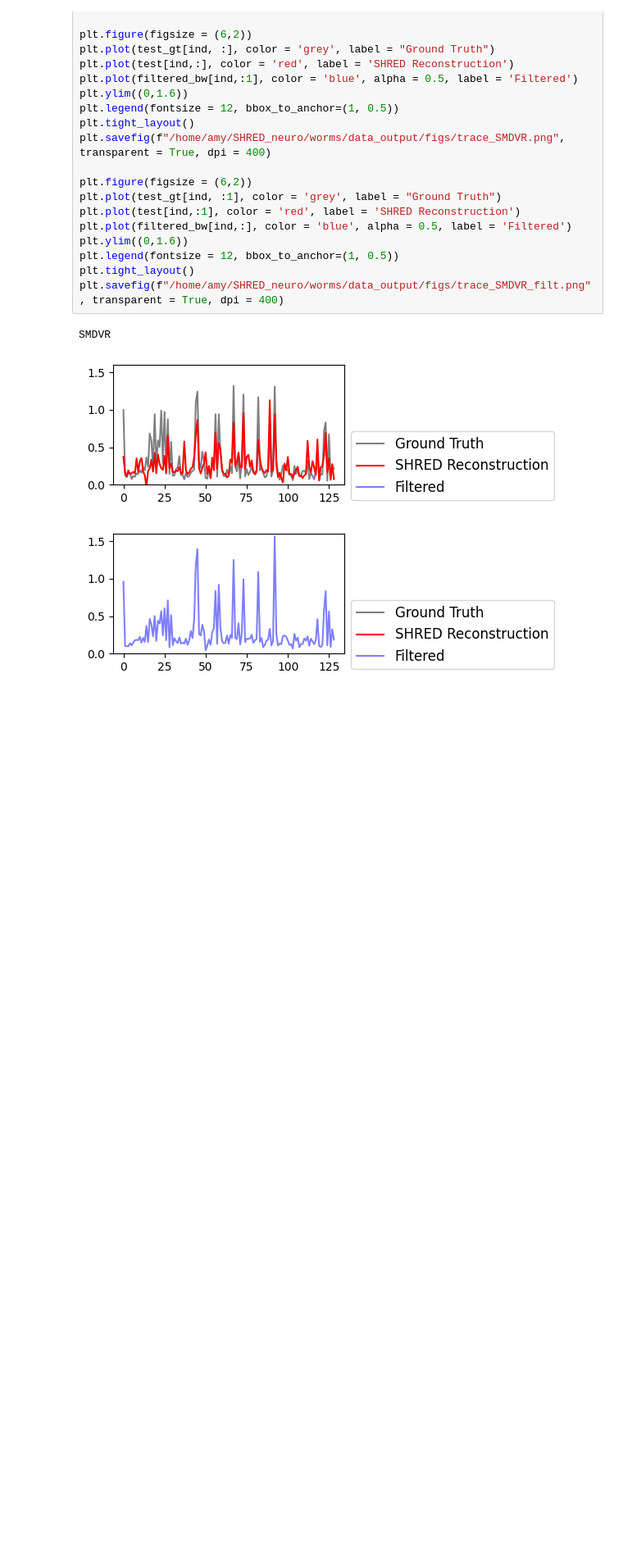
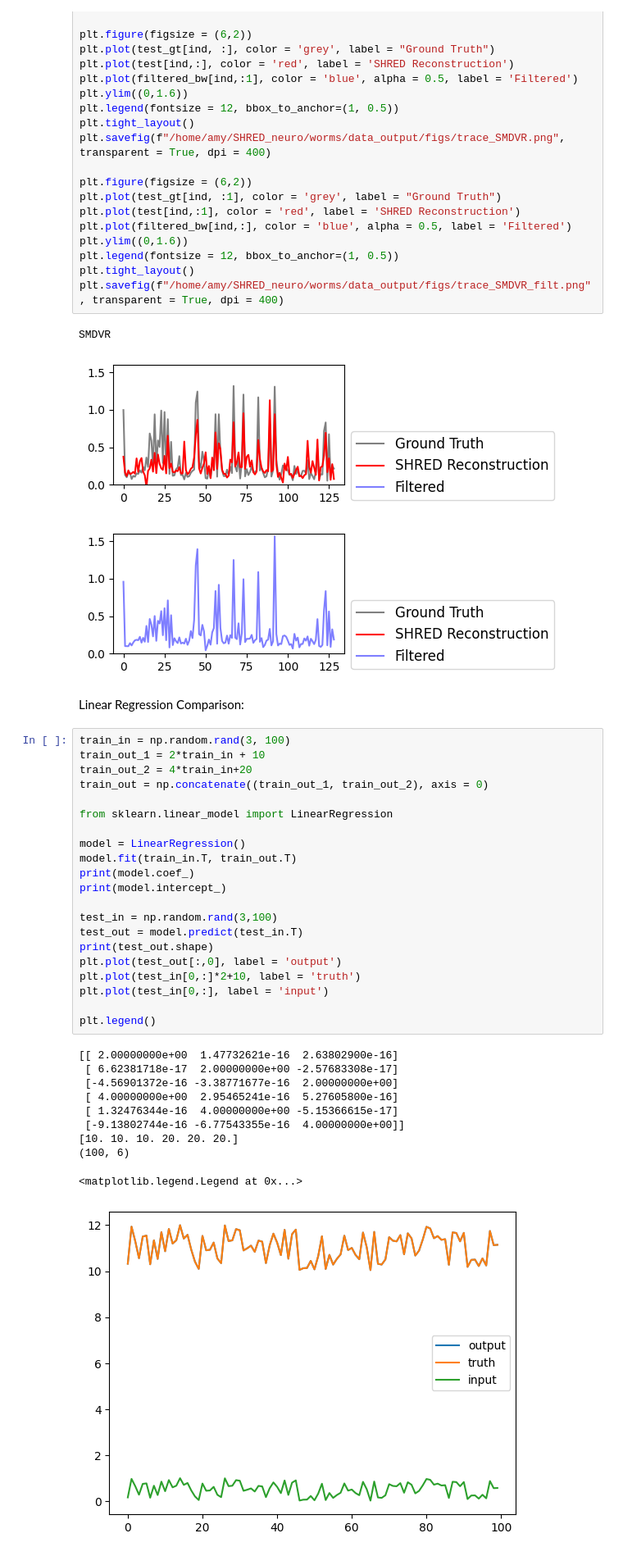
Before and after one commit to amysrude/neuralSHRED, a Jupyter notebook: worms/shred_worms_expA_i.ipynb, the cells around one changed output. Shown at 82% size. Cells and saved outputs as stored; diff of their text form; blank space fills up the shorter version.

```diff
--- a/worms/shred_worms_expA_i.ipynb
+++ b/worms/shred_worms_expA_i.ipynb
@@ -860,3 +863,37 @@ plt.savefig(f"/home/amy/SHRED_neuro/worms/data_output/figs/trace_SMDVR_filt.png"
 SMDVR
 [figure]
 [figure]
+# %% [markdown]
+Linear Regression Comparison:
+# %%
+train_in = np.random.rand(3, 100)
+train_out_1 = 2*train_in + 10
+train_out_2 = 4*train_in+20
+train_out = np.concatenate((train_out_1, train_out_2), axis = 0)
+
+from sklearn.linear_model import LinearRegression
+
+model = LinearRegression()
+model.fit(train_in.T, train_out.T)
+print(model.coef_)
+print(model.intercept_)
+
+test_in = np.random.rand(3,100)
+test_out = model.predict(test_in.T)
+print(test_out.shape)
+plt.plot(test_out[:,0], label = 'output')
+plt.plot(test_in[0,:]*2+10, label = 'truth')
+plt.plot(test_in[0,:], label = 'input')
+
+plt.legend()
+# %% [output]
+[[ 2.00000000e+00  1.47732621e-16  2.63802900e-16]
+ [ 6.62381718e-17  2.00000000e+00 -2.57683308e-17]
+ [-4.56901372e-16 -3.38771677e-16  2.00000000e+00]
+ [ 4.00000000e+00  2.95465241e-16  5.27605800e-16]
+ [ 1.32476344e-16  4.00000000e+00 -5.15366615e-17]
+ [-9.13802744e-16 -6.77543355e-16  4.00000000e+00]]
+[10. 10. 10. 20. 20. 20.]
+(100, 6)
+<matplotlib.legend.Legend at 0x...>
+[figure, added]
```
Also changed, not shown: parts of 2 cells of this notebook, 7 other files.
